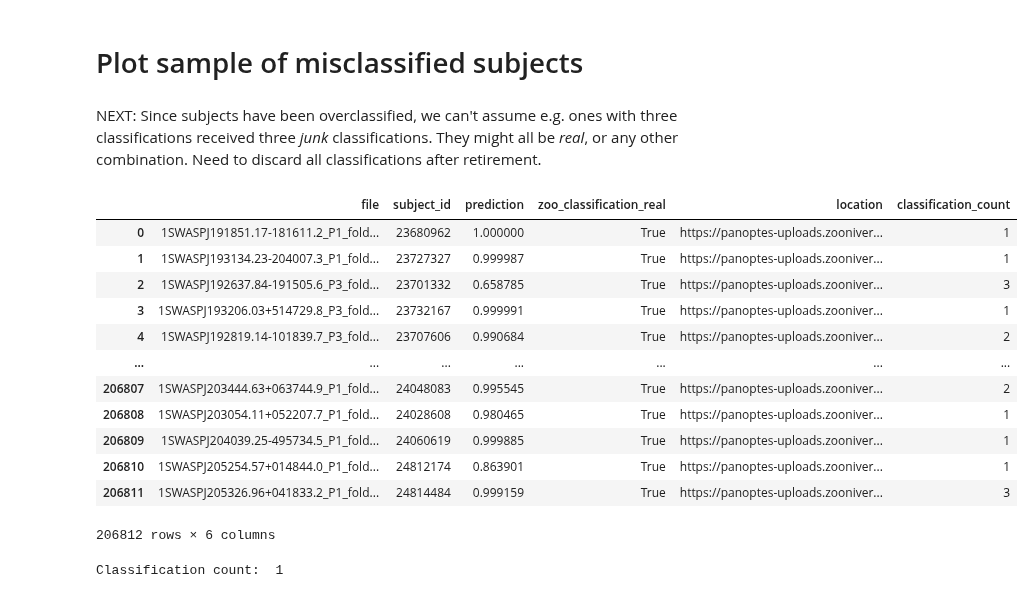
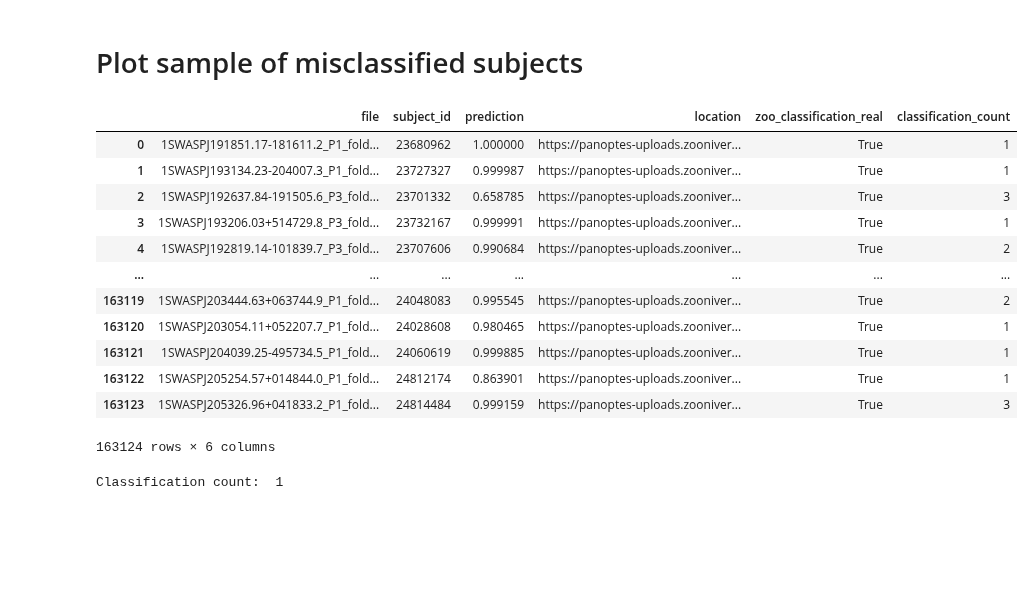
Before and after one commit to adammcmaster/superwasp-tools, a Jupyter notebook: junk_vs_real_cnn_scores.ipynb, the cells around one changed output. Drawn from its saved outputs; the diff is of its cells as text; code cells hidden in the pictures; blank space fills up the shorter version.

```diff
--- a/junk_vs_real_cnn_scores.ipynb
+++ b/junk_vs_real_cnn_scores.ipynb
@@ -58,8 +46,9 @@ zoo_subjects
 # %%
 filtered_real_subjects = zoo_subjects[zoo_subjects['subject_set_id'] == FILTERED_REAL_SET]
-zoo_subjects = zoo_subjects[(zoo_subjects['workflow_id'] == FILTERING_WORKFLOW) & zoo_subjects['retired_at'].notna()]
+retired_subjects = zoo_subjects[(zoo_subjects['workflow_id'] == FILTERING_WORKFLOW) & zoo_subjects['retired_at'].notna()]
 # %%
 cnn_scores = pandas.read_csv(DATA_LOCATION / 'svs-junk-predictions.csv', header=0, names=['file', 'prediction'])
 cnn_scores = cnn_scores.merge(zoo_subjects)
-cnn_scores['zoo_classification_real'] = cnn_scores['subject_id'].isin(filtered_real_subjects['subject_id'])
-cnn_scores = cnn_scores[['file', 'subject_id', 'prediction', 'zoo_classification_real', 'location']]
+cnn_scores = cnn_scores[['file', 'subject_id', 'prediction', 'location']]
+cnn_scores.drop_duplicates(inplace=True)
+len(cnn_scores)
@@ -65,0 +57,4 @@ cnn_scores = cnn_scores[['file', 'subject_id', 'prediction', 'zoo_classification
+# %%
+cnn_scores_retired = cnn_scores[cnn_scores['subject_id'].isin(retired_subjects['subject_id'])]
+cnn_scores_retired['zoo_classification_real'] = cnn_scores_retired['subject_id'].isin(filtered_real_subjects['subject_id'])
+len(cnn_scores_retired)
@@ -95,6 +102,5 @@ else:
     zoo_classifications['created_at'] = pandas.to_datetime(zoo_classifications['created_at'])
     zoo_classifications.to_pickle(zoo_classifications_cache)
 zoo_classifications.drop_duplicates(subset=['user_name', 'subject_id'], inplace=True)
-zoo_classifications = zoo_classifications.merge(zoo_subjects[['subject_id', 'retired_at']]).drop_duplicates()
+zoo_classifications = zoo_classifications.merge(retired_subjects[['subject_id', 'retired_at']]).drop_duplicates()
 zoo_classifications = zoo_classifications[zoo_classifications['created_at'] <= zoo_classifications['retired_at']]
-zoo_classifications
@@ -143,26 +120,24 @@ classification_counts['classification_count'].plot.hist(logy=True, bins=max(clas
 [figure]
 # %% [markdown]
 # Plot sample of misclassified subjects
-# %% [markdown]
-NEXT: Since subjects have been overclassified, we can't assume e.g. ones with three classifications received three _junk_ classifications. They might all be _real_, or any other combination. Need to discard all classifications after retirement.
 # %%
-misclassified_real_as_junk = cnn_scores[cnn_scores['zoo_classification_real'] & (cnn_scores['prediction'] > 0.5)]
+misclassified_real_as_junk = cnn_scores_retired[cnn_scores_retired['zoo_classification_real'] & (cnn_scores_retired['prediction'] > 0.5)]
 misclassified_real_as_junk = misclassified_real_as_junk.merge(classification_counts)
 misclassified_real_as_junk
 # %% [output]
-|  | file | subject_id | prediction | zoo_classification_real | location | classification_count |
-| 0 | 1SWASPJ191851.17-181611.2_P1_fold... | 23680962 | 1.000000 | True | https://panoptes-uploads.zooniver... | 1 |
-| 1 | 1SWASPJ193134.23-204007.3_P1_fold... | 23727327 | 0.999987 | True | https://panoptes-uploads.zooniver... | 1 |
-| 2 | 1SWASPJ192637.84-191505.6_P3_fold... | 23701332 | 0.658785 | True | https://panoptes-uploads.zooniver... | 3 |
-| 3 | 1SWASPJ193206.03+514729.8_P3_fold... | 23732167 | 0.999991 | True | https://panoptes-uploads.zooniver... | 1 |
-| 4 | 1SWASPJ192819.14-101839.7_P3_fold... | 23707606 | 0.990684 | True | https://panoptes-uploads.zooniver... | 2 |
+|  | file | subject_id | prediction | location | zoo_classification_real | classification_count |
+| 0 | 1SWASPJ191851.17-181611.2_P1_fold... | 23680962 | 1.000000 | https://panoptes-uploads.zooniver... | True | 1 |
+| 1 | 1SWASPJ193134.23-204007.3_P1_fold... | 23727327 | 0.999987 | https://panoptes-uploads.zooniver... | True | 1 |
+| 2 | 1SWASPJ192637.84-191505.6_P3_fold... | 23701332 | 0.658785 | https://panoptes-uploads.zooniver... | True | 3 |
+| 3 | 1SWASPJ193206.03+514729.8_P3_fold... | 23732167 | 0.999991 | https://panoptes-uploads.zooniver... | True | 1 |
+| 4 | 1SWASPJ192819.14-101839.7_P3_fold... | 23707606 | 0.990684 | https://panoptes-uploads.zooniver... | True | 2 |
 | ... | ... | ... | ... | ... | ... | ... |
-| 206807 | 1SWASPJ203444.63+063744.9_P1_fold... | 24048083 | 0.995545 | True | https://panoptes-uploads.zooniver... | 2 |
-| 206808 | 1SWASPJ203054.11+052207.7_P1_fold... | 24028608 | 0.980465 | True | https://panoptes-uploads.zooniver... | 1 |
-| 206809 | 1SWASPJ204039.25-495734.5_P1_fold... | 24060619 | 0.999885 | True | https://panoptes-uploads.zooniver... | 1 |
-| 206810 | 1SWASPJ205254.57+014844.0_P1_fold... | 24812174 | 0.863901 | True | https://panoptes-uploads.zooniver... | 1 |
-| 206811 | 1SWASPJ205326.96+041833.2_P1_fold... | 24814484 | 0.999159 | True | https://panoptes-uploads.zooniver... | 3 |
+| 163119 | 1SWASPJ203444.63+063744.9_P1_fold... | 24048083 | 0.995545 | https://panoptes-uploads.zooniver... | True | 2 |
+| 163120 | 1SWASPJ203054.11+052207.7_P1_fold... | 24028608 | 0.980465 | https://panoptes-uploads.zooniver... | True | 1 |
+| 163121 | 1SWASPJ204039.25-495734.5_P1_fold... | 24060619 | 0.999885 | https://panoptes-uploads.zooniver... | True | 1 |
+| 163122 | 1SWASPJ205254.57+014844.0_P1_fold... | 24812174 | 0.863901 | https://panoptes-uploads.zooniver... | True | 1 |
+| 163123 | 1SWASPJ205326.96+041833.2_P1_fold... | 24814484 | 0.999159 | https://panoptes-uploads.zooniver... | True | 3 |
-206812 rows × 6 columns
+163124 rows × 6 columns
 # %%
 for classification_count in range(1, 4):
     print('Classification count: ', classification_count)
```
Also changed, not shown: parts of 19 cells of this notebook.
